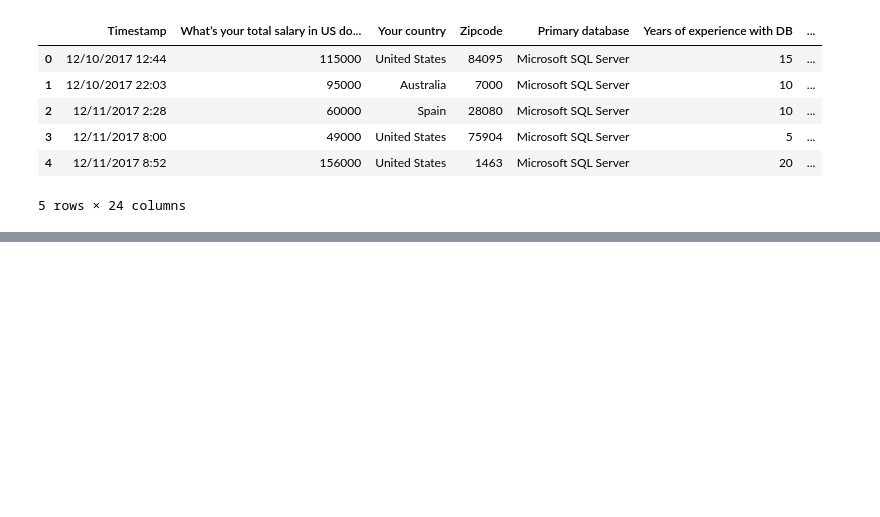
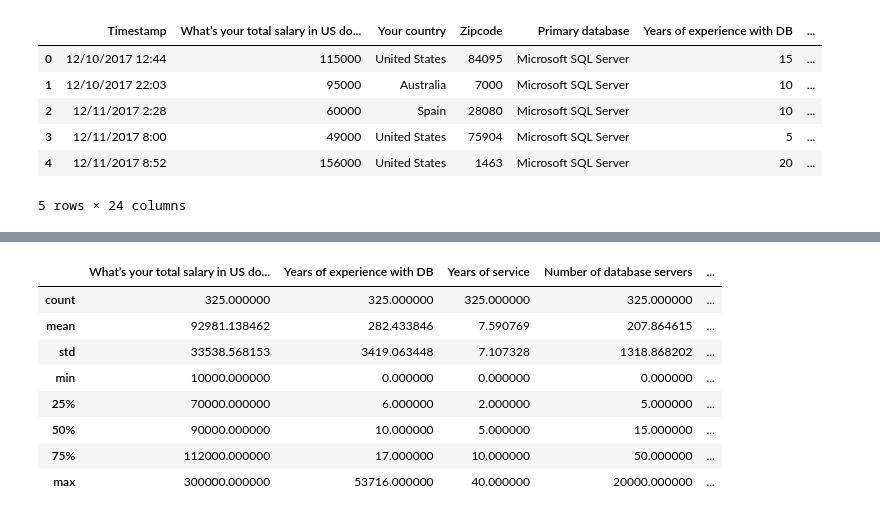
Before and after one commit to scottdseely/DBA-Salary-Survey, a Jupyter notebook: Raw Data - Quick Review.ipynb, the cells around one changed output, grey strips where cells are left out. Saved outputs shown, nothing was run; the diff lists cells and outputs as text; code cells hidden in the pictures; blank space fills up the shorter version.

```diff
--- a/Raw Data - Quick Review.ipynb
+++ b/Raw Data - Quick Review.ipynb
@@ -122,0 +198,13 @@ Name: 4, dtype: object
+# %%
+# survey results for female respondants
+f_df.describe()
+# %% [output]
+|  | What’s your total salary in US do... | Years of experience with DB | Years of service | Number of database servers | ... |
+| count | 325.000000 | 325.000000 | 325.000000 | 325.000000 | ... |
+| mean | 92981.138462 | 282.433846 | 7.590769 | 207.864615 | ... |
+| std | 33538.568153 | 3419.063448 | 7.107328 | 1318.868202 | ... |
+| min | 10000.000000 | 0.000000 | 0.000000 | 0.000000 | ... |
+| 25% | 70000.000000 | 6.000000 | 2.000000 | 5.000000 | ... |
+| 50% | 90000.000000 | 10.000000 | 5.000000 | 15.000000 | ... |
+| 75% | 112000.000000 | 17.000000 | 10.000000 | 50.000000 | ... |
+| max | 300000.000000 | 53716.000000 | 40.000000 | 20000.000000 | ... |
```
Also changed, not shown: parts of 9 cells of this notebook, 1 other file.
